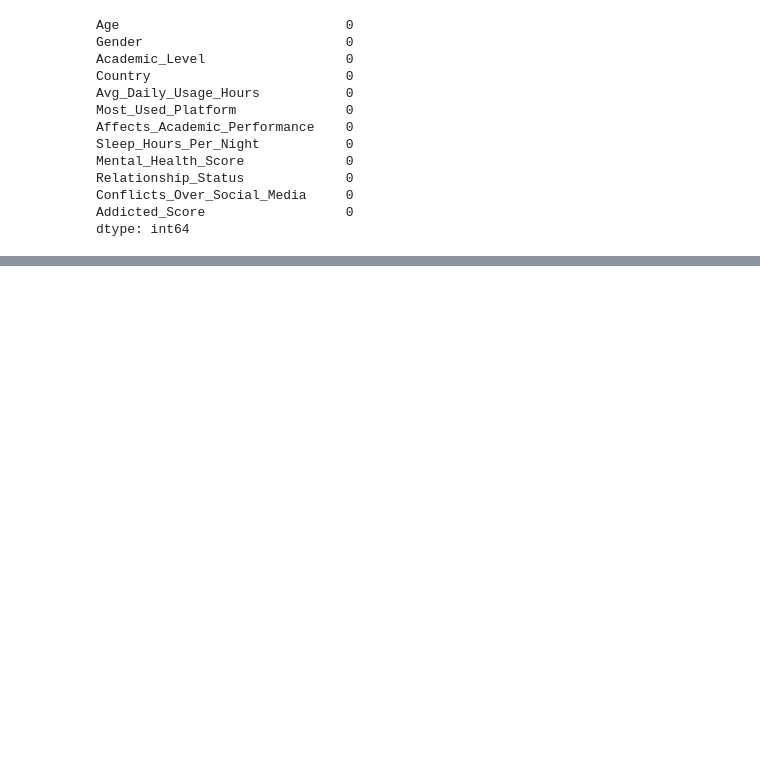
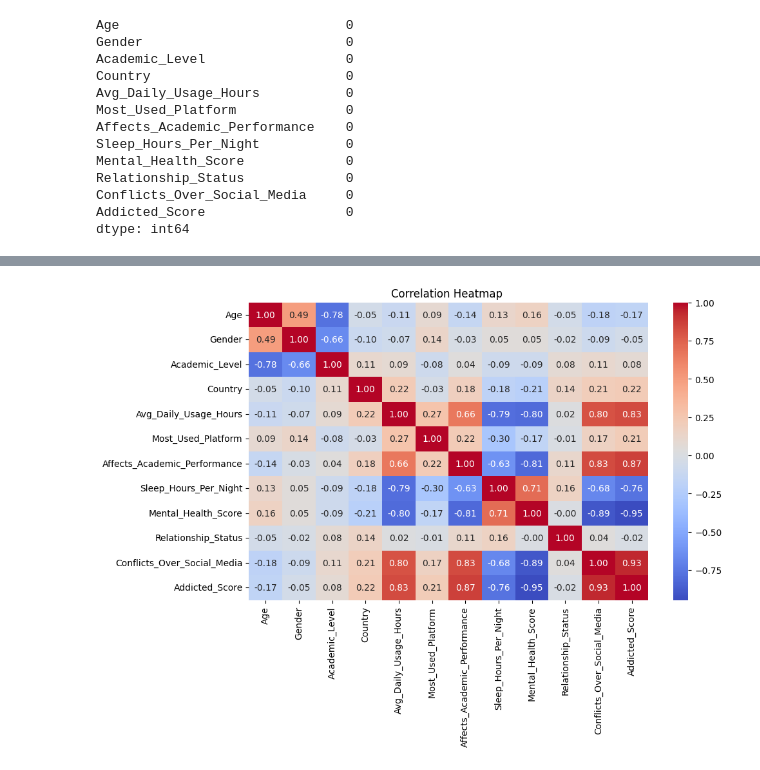
Before and after one commit to mojahid-t17/student-social-media-addiction-predict, a Jupyter notebook: Notebooks/EDA_Feature_engineering.ipynb, the cells around one changed output, grey strips where cells are left out. Cells and saved outputs as stored; diff of their text form; code cells hidden in the pictures; blank space fills up the shorter version.

```diff
--- a/Notebooks/EDA_Feature_engineering.ipynb
+++ b/Notebooks/EDA_Feature_engineering.ipynb
@@ -94,0 +86,3 @@ dtype: int64
+# %%
+cat_cols=dataset.select_dtypes(include=['object']).columns
+num_cols=dataset.select_dtypes(include=['int64','float64']).columns
@@ -94,0 +132,6 @@ dtype: int64
+# %%
+# value count for all categorial columns
+for col in cat_cols:
+    print(f"Value counts for column: {col}")
+    print(dataset[col].value_counts())
+    print("\n")
@@ -94,0 +185,8 @@ dtype: int64
+# %%
+
+# label encoding for the categorial columns
+from sklearn.preprocessing import LabelEncoder
+le=LabelEncoder()
+for col in cat_cols:
+    dataset[col]=le.fit_transform(dataset[col])
+dataset.head()
@@ -94,0 +212,9 @@ dtype: int64
+# %%
+# corelation matrix heatmap
+plt.figure(figsize=(10,6))
+corr_matrix=dataset.corr()
+sns.heatmap(data=corr_matrix,annot=True,cmap='coolwarm',fmt='.2f')
+plt.title("Correlation Heatmap ")
+plt.show()
+# %% [output]
+[figure, added]
```
Also changed, not shown: parts of 15 cells of this notebook.
